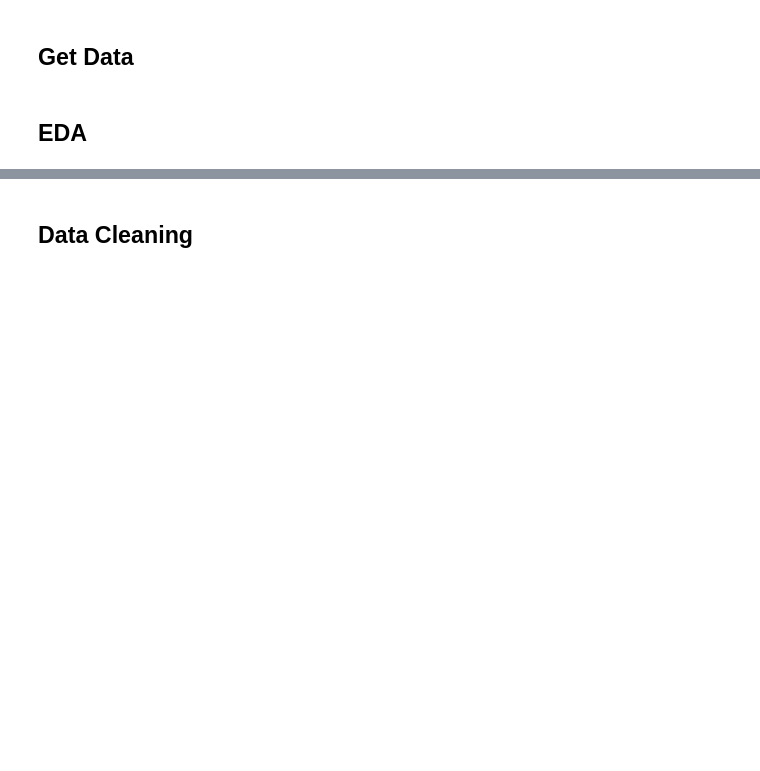
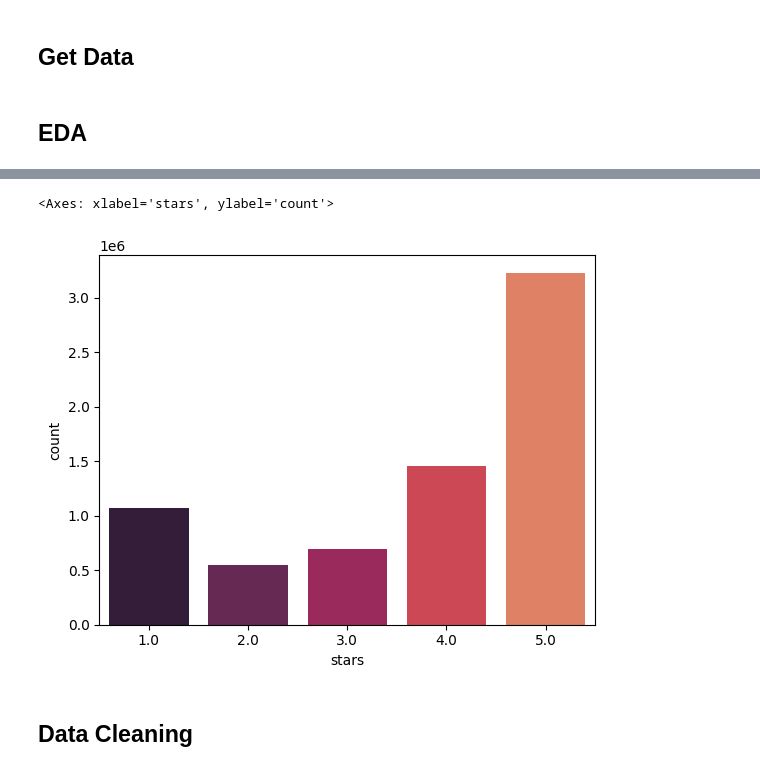
Before and after one commit to lonnagee/4447-Project, a Jupyter notebook: notebooks/COMP4447 Final Project - NLP Analysis.ipynb, the cells around one changed output, grey strips where cells are left out. Saved outputs shown, nothing was run; the diff lists cells and outputs as text; code cells hidden in the pictures; blank space fills up the shorter version.

```diff
--- a/notebooks/COMP4447 Final Project - NLP Analysis.ipynb
+++ b/notebooks/COMP4447 Final Project - NLP Analysis.ipynb
@@ -42,2 +47,9 @@ from extract_data import process_json_files
+# %%
+# We used python to extract the data from the tar file and save it to a csv file in the /data folder
+# tar file can be downloaded from here: https://www.yelp.com/dataset
+
+reviews_df_raw = pd.read_csv('../data/yelp_academic_dataset_review.csv')
+# %%
+reviews_df = reviews_df_raw
 # %% [markdown]
 ## EDA
@@ -44,2 +136,8 @@ from extract_data import process_json_files
+# %%
+sns.set_palette('rocket')
+sns.countplot(x = 'stars', data = reviews_df)
+# %% [output]
+<Axes: xlabel='stars', ylabel='count'>
+[figure, added]
 # %% [markdown]
 ## Data Cleaning
```
Also changed, not shown: parts of 14 cells of this notebook.
